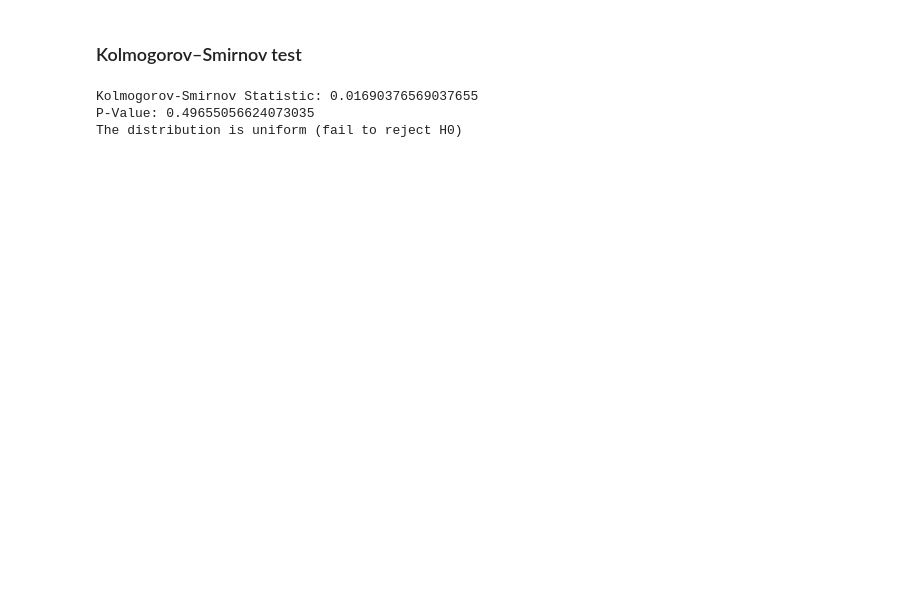
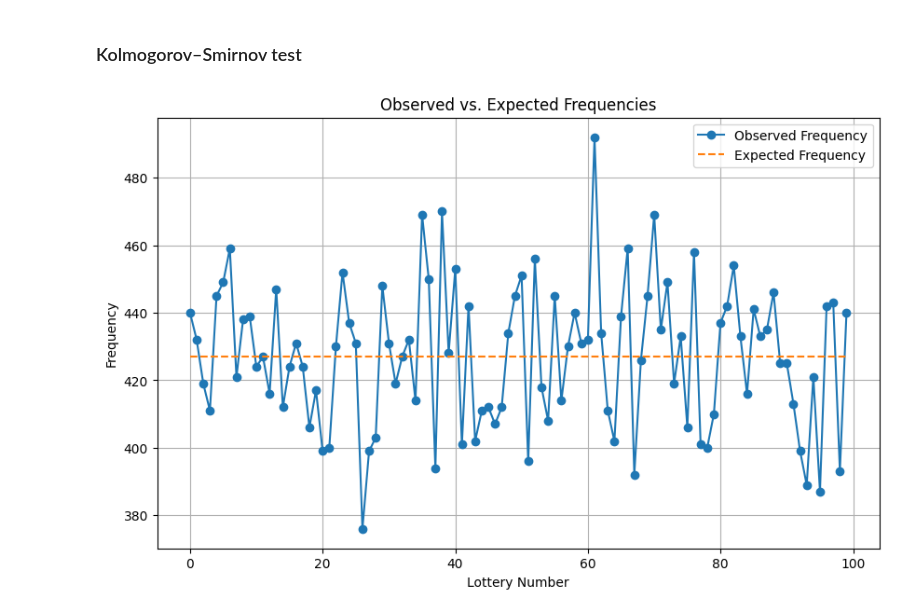
Before and after one commit to KolawatInpan/Lottery, a Jupyter notebook: lotto.ipynb, the cells around one changed output. Drawn from its saved outputs; the diff is of its cells as text; code cells hidden in the pictures; blank space fills up the shorter version.

```diff
--- a/lotto.ipynb
+++ b/lotto.ipynb
@@ -100,25 +105,23 @@ Coefficient of Variation: 0.2000945138279221
 # %% [markdown]
 ### Kolmogorov–Smirnov test
-# %%
-import numpy as np
-from scipy.stats import kstest
-
-# Normalize the lottery numbers to the range [0, 1]
-normalized_numbers = np.array(lottery_numbers) / 100.0
-
-# Perform the Kolmogorov-Smirnov test
-ks_stat, p_value = kstest(normalized_numbers, 'uniform')
-
-print(f"Kolmogorov-Smirnov Statistic: {ks_stat}")
-print(f"P-Value: {p_value}")
-
-# Interpret the p-value
-alpha = 0.05
-if p_value > alpha:
-    print("The distribution is uniform (fail to reject H0)")
-else:
-    print("The distribution is not uniform (reject H0)")
-# %% [output]
-Kolmogorov-Smirnov Statistic: 0.01690376569037655
-P-Value: 0.49655056624073035
-The distribution is uniform (fail to reject H0)
+# %%
+import matplotlib.pyplot as plt
+import numpy as np
+
+# Calculate observed and expected frequencies
+observed_freq, _ = np.histogram(lottery_numbers, bins=range(101))
+expected_freq = np.full_like(
+    observed_freq, fill_value=len(lottery_numbers) / 100)
+
+# Plot observed vs. expected frequencies
+plt.figure(figsize=(10, 6))
+plt.plot(observed_freq, label='Observed Frequency', marker='o')
+plt.plot(expected_freq, label='Expected Frequency', linestyle='--')
+plt.xlabel('Lottery Number')
+plt.ylabel('Frequency')
+plt.title('Observed vs. Expected Frequencies')
+plt.legend()
+plt.grid(True)
+plt.show()
+# %% [output]
+[figure, added]
```
Also changed, not shown: parts of 5 cells of this notebook, 5 other files.
